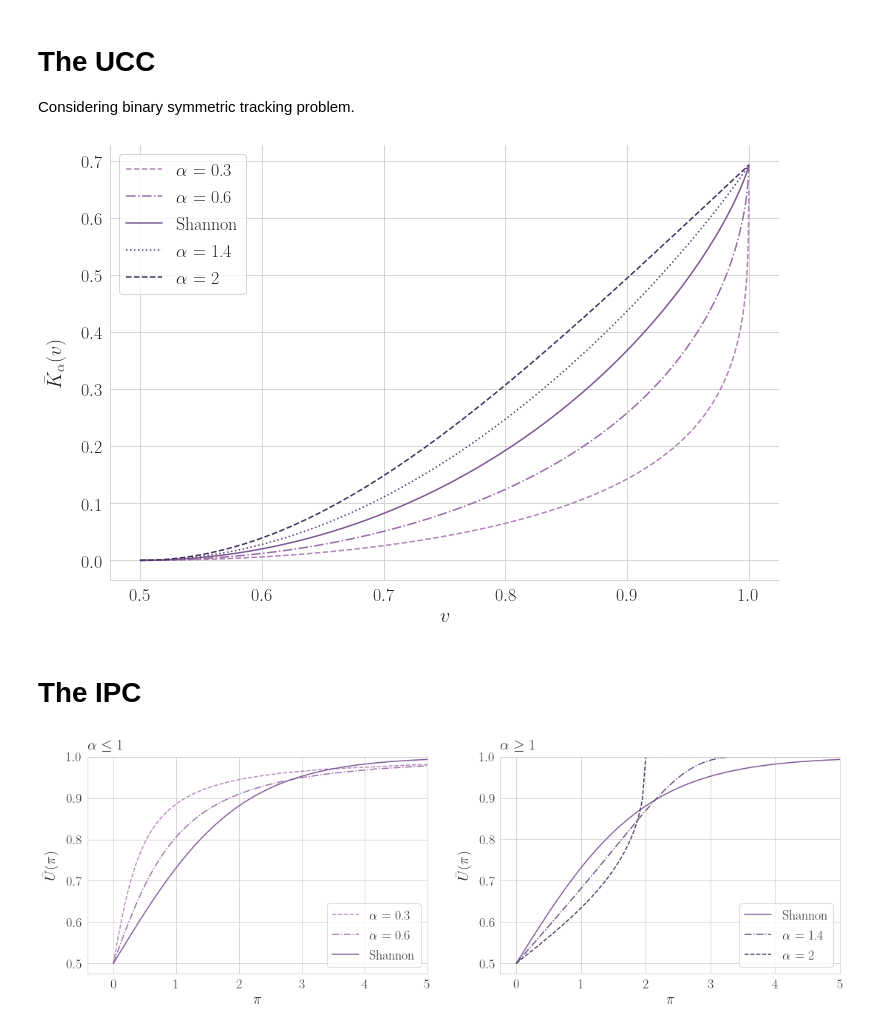
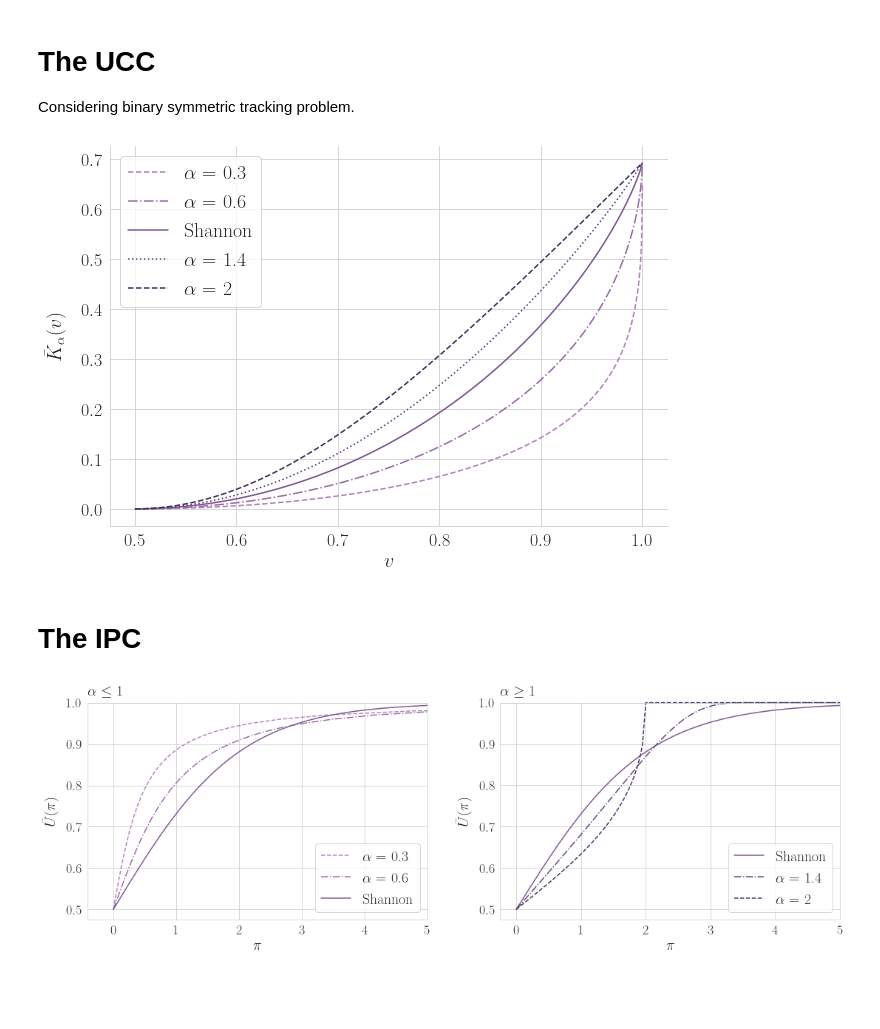
Before and after one commit to danielcsaba/alpha_RI, a Jupyter notebook: figs_UCC_IPC.ipynb, the cells around one changed output. Cells and saved outputs as stored; diff of their text form; code cells hidden in the pictures; blank space fills up the shorter version.

Commit message:
clean up figures

```diff
--- a/figs_UCC_IPC.ipynb
+++ b/figs_UCC_IPC.ipynb
@@ -35,30 +35,28 @@ def UCC_alpha(u, a):
 # %%
 alphas = [.3, .6, 1, 1.4, 2]
 
 u = np.linspace(.5, .99999, 1000)
 
-cstm_cycler = cycler(color=(sns.color_palette("ch:3,r=.2, l=.6")))
+cstm_cycler = (cycler(color=sns.color_palette("ch:3,r=.2,l=.6")[:5]) +
+               cycler(linestyle=['--', '-.', '-', ':', '--']))
 
-fig, ax = plt.subplots(figsize=(12, 8))
-
-linestyles = ['--', '-.', '-', ':', '--']
+fig, ax = plt.subplots(figsize=(10, 7))
 
 ax.set_prop_cycle(cstm_cycler)
-for i, alpha in enumerate(alphas):
+for alpha in alphas:
     if alpha == 1:
-        ax.plot(u, UCC_shannon(u), label='Shannon', linestyle=linestyles[i])
+        ax.plot(u, UCC_shannon(u), label='Shannon')
     else:
-        ax.plot(u, UCC_alpha(u, alpha), label=f'$\\alpha$ = {alpha}', linestyle=linestyles[i])
+        ax.plot(u, UCC_alpha(u, alpha), label=f'$\\alpha$ = {alpha}')
 
-ax.legend(fontsize=18)
+ax.legend(fontsize=20)
 ax.set_xlabel("$v$")
 ax.set_ylabel(r"$\bar K_\alpha(v)$", labelpad=15)
-# ax.set_title('The Utility Cost Curve', fontsize=20, pad=10)
 
 sns.despine()
 # plt.savefig(os.path.join(fig_dir, 'ucc.pdf'), format='pdf', dpi=1200, bbox_inches='tight')
 plt.show();
 # %% [output]
-[figure, old version]
+[figure, new version]
 # %% [markdown]
 # The IPC
@@ -115,60 +104,57 @@ def IPC_alpha(a, pi_max=3):
     return pi, ipc
 # %%
 pi = np.linspace(0, 5, 1000)
-
-cstm_cycler = cycler(color=(sns.color_palette("ch:3, r=.2, l=.6")))
-
 
 fig, ax = plt.subplots(1, 2, figsize=(16, 6))
 
 # =======================
 # alpha <= 1
-linestyles = ['--', '-.', '-']
+alphas = [.3, .6, 1]
 
+cstm_cycler = (cycler(color=sns.color_palette("ch:3,r=.2,l=.6")[:3]) +
+               cycler(linestyle=['--', '-.', '-']))
+ax[0].set_prop_cycle(cstm_cycler)
 
-alphas = [.3, .6, 1]
-ax[0].set_prop_cycle(cstm_cycler)
-for i, alpha in enumerate(alphas):
+for alpha in alphas:
     if alpha == 1:
-        ax[0].plot(pi, IPC_shannon(pi), label='Shannon', linestyle=linestyles[i])
+        ax[0].plot(pi, IPC_shannon(pi), label='Shannon')
     else:
         pi_a, ipc_a = IPC_alpha(alpha, pi_max=5)
-        ax[0].plot(pi_a, ipc_a, label=f'$\\alpha$ = {alpha}', linestyle=linestyles[i])
+        ax[0].plot(pi_a, ipc_a, label=f'$\\alpha$ = {alpha}')
 
 ax[0].set_xlim(right=5)
 ax[0].set_ylim(top=1)
-ax[0].legend(fontsize=18)
+ax[0].legend(fontsize=20)
 ax[0].set_xlabel("$\pi$")
 ax[0].set_ylabel(r"$\bar U(\pi)$", labelpad=10)
 ax[0].set_title(r'$\alpha \leq 1$', loc='left', fontsize=20, pad=10)
 
 
 # =======================
-# alpha > 1
-linestyles = ['-', '-.', '--']
+# alpha >= 1
+alphas = [1, 1.4, 2]
 
+cstm_cycler = (cycler(color=sns.color_palette("ch:3,r=.2,l=.6")[2:5]) +
+               cycler(linestyle=['-', '-.', '--']))
+ax[1].set_prop_cycle(cstm_cycler)
 
-ax[1].set_prop_cycle(cstm_cycler)
-ax[1]._get_lines.get_next_color()
-ax[1]._get_lines.get_next_color()
-alphas = [1, 1.4, 2]
-for i, alpha in enumerate(alphas):
+for alpha in alphas:
     if alpha == 1:
-        ax[1].plot(pi, IPC_shannon(pi), label='Shannon', linestyle=linestyles[i])
+        ax[1].plot(pi, IPC_shannon(pi), label='Shannon')
     else:
         pi_a, ipc_a = IPC_alpha(alpha, pi_max=5)
-        ax[1].plot(pi_a, ipc_a, label=f'$\\alpha$ = {alpha}', linestyle=linestyles[i])
+        ax[1].plot(pi_a, ipc_a, label=f'$\\alpha$ = {alpha}',
+                   clip_on=False)
 
 ax[1].set_xlim(right=5)
 ax[1].set_ylim(top=1)
-ax[1].legend(fontsize=18, loc=4)
+ax[1].legend(fontsize=20, loc=4)
 ax[1].set_xlabel("$\pi$")
 ax[1].set_ylabel(r"$\bar U(\pi)$", labelpad=10)
 ax[1].set_title(r'$\alpha \geq 1$', loc='left', fontsize=20, pad=10)
 
 plt.tight_layout(pad=3.5)
-# sns.despine()
 # plt.savefig(os.path.join(fig_dir, 'ipc.pdf'), format='pdf', dpi=1200, bbox_inches='tight')
 plt.show()
 # %% [output]
-[figure, old version]
+[figure, new version]
```
Also changed, not shown: parts of 2 cells of this notebook, 2 other files.
